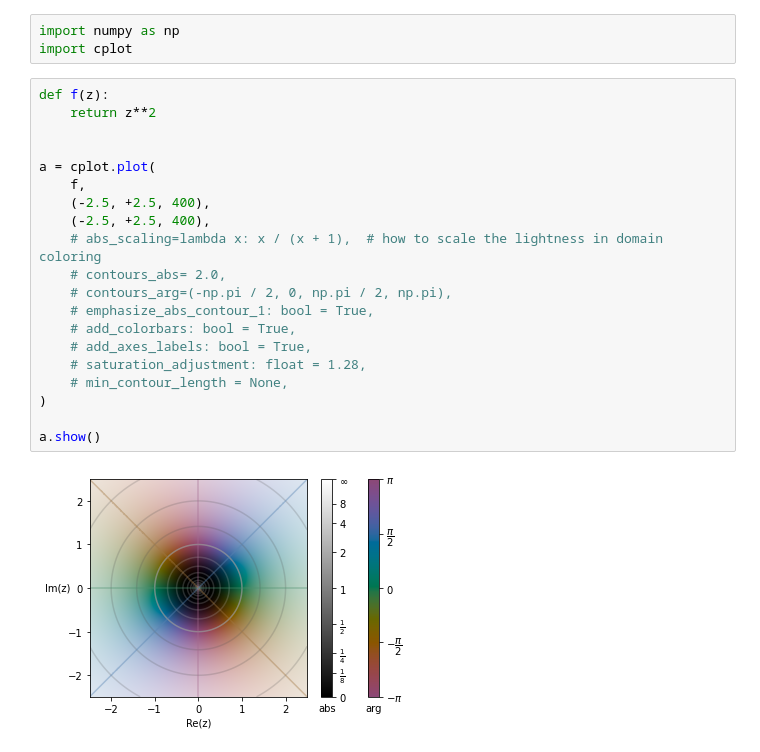
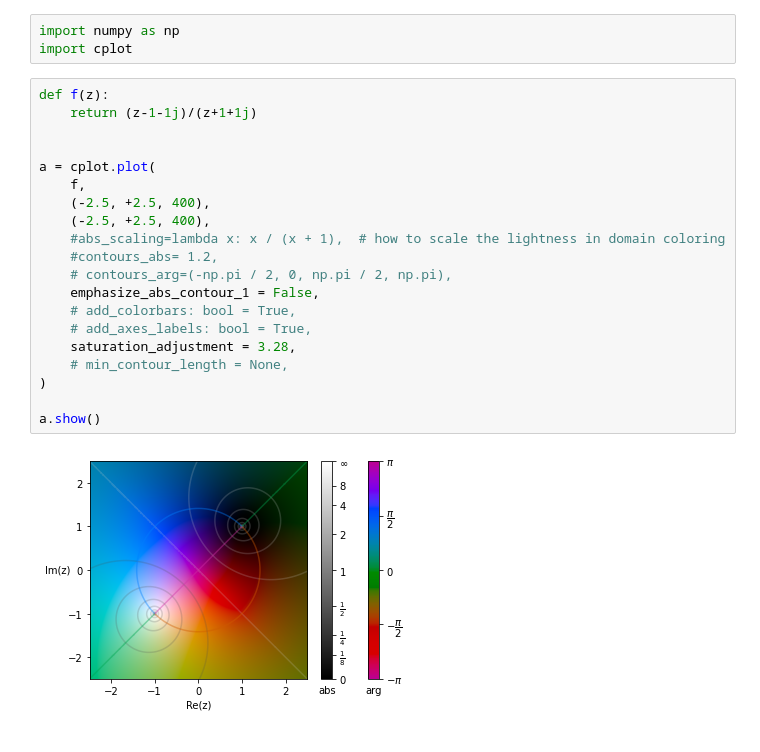
Before and after one commit to queezz/cnlecture, a Jupyter notebook: examples/cplot.ipynb, the cells around one changed output. Cells and saved outputs as stored; diff of their text form.

```diff
--- a/examples/cplot.ipynb
+++ b/examples/cplot.ipynb
@@ -3,23 +3,23 @@ import numpy as np
 import cplot
 # %%
 def f(z):
-    return z**2
+    return (z-1-1j)/(z+1+1j)
 
 
 a = cplot.plot(
     f,
     (-2.5, +2.5, 400),
     (-2.5, +2.5, 400),
-    # abs_scaling=lambda x: x / (x + 1),  # how to scale the lightness in domain coloring
-    # contours_abs= 2.0,
+    #abs_scaling=lambda x: x / (x + 1),  # how to scale the lightness in domain coloring
+    #contours_abs= 1.2,
     # contours_arg=(-np.pi / 2, 0, np.pi / 2, np.pi),
-    # emphasize_abs_contour_1: bool = True,
+    emphasize_abs_contour_1 = False,
     # add_colorbars: bool = True,
     # add_axes_labels: bool = True,
-    # saturation_adjustment: float = 1.28,
+    saturation_adjustment = 3.28,
     # min_contour_length = None,
 )
 
 a.show()
 # %% [output]
-[figure, old version]
+[figure, new version]
```
Also changed, not shown: 6 other files.
